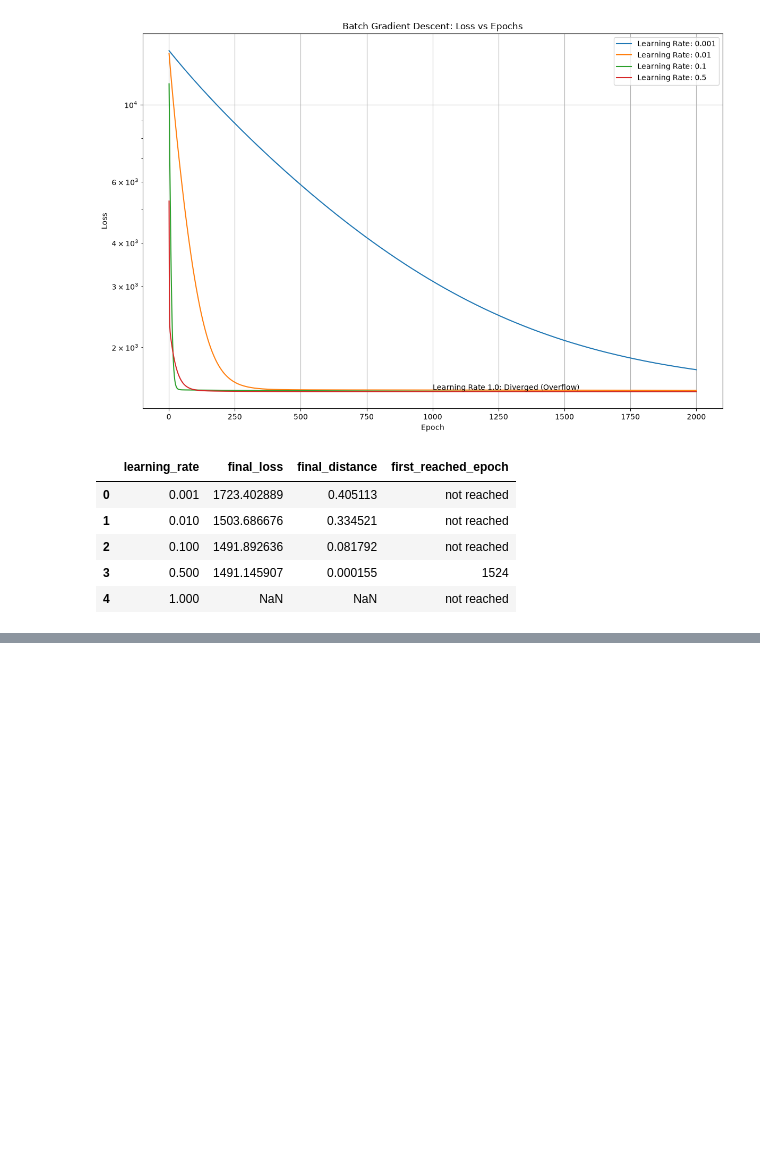
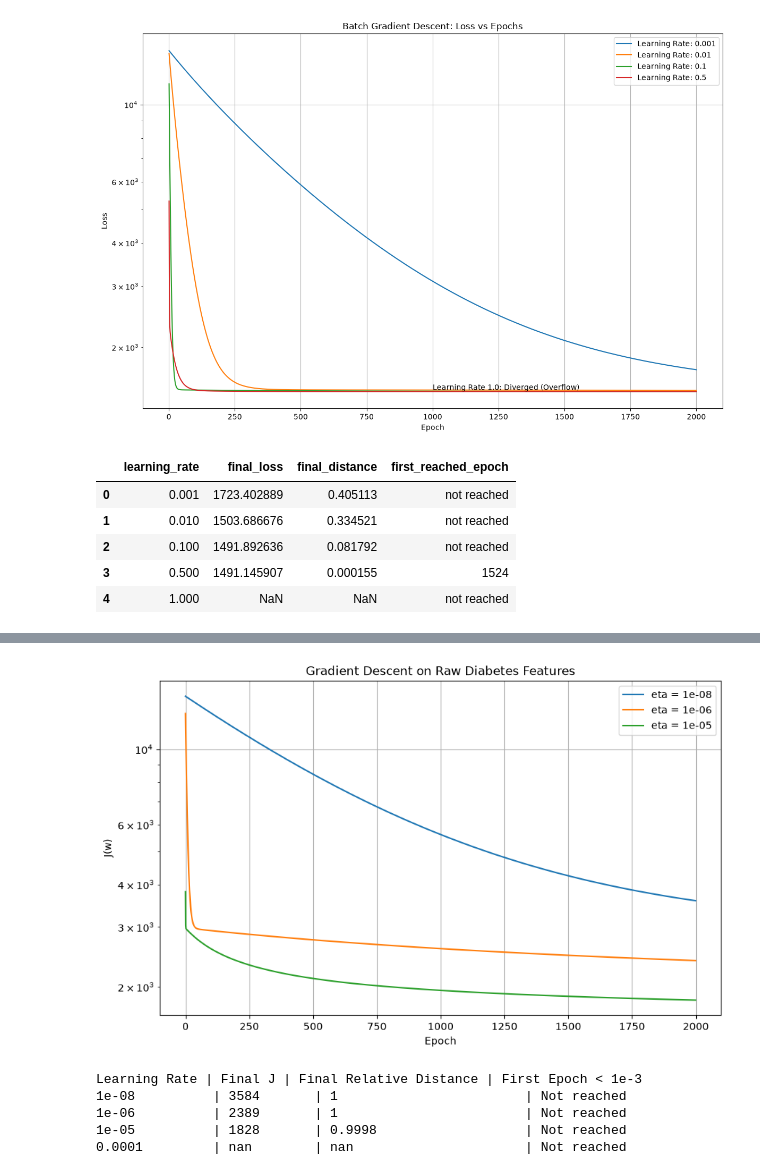
Before and after one commit to RodinaMohamed04/linear-models-and-svm, a Jupyter notebook: lab2.ipynb, the cells around one changed output, grey strips where cells are left out. Drawn from its saved outputs; the diff is of its cells as text; code cells hidden in the pictures; blank space fills up the shorter version.

Commit message:
Task 7:feature Scaling

```diff
--- a/lab2.ipynb
+++ b/lab2.ipynb
@@ -736,0 +823,72 @@ Diverges final distance: 7.581863342446082e+81
+# %%
+
+# Task 7: Gradient Descent on raw features
+
+#calculate the optimal weights using raw features
+w_star_raw = np.linalg.solve(
+    X_train_raw_bias.T @ X_train_raw_bias,
+    X_train_raw_bias.T @ y_train_raw
+)
+
+#learning rates required in task7
+learning_rates = [1e-8, 1e-6, 1e-5, 1e-4]
+
+raw_results = {}
+
+#run gradient descent for each learning rate
+for eta in learning_rates:
+    w, losses, distances = batch_gradient_descent(
+        X_train_raw_bias,
+        y_train_raw,
+        w_star_raw,
+        learning_rate=eta,
+        epochs=2000
+    )
+
+    raw_results[eta] = {
+        "weights": w,
+        "losses": losses,
+        "distances": distances
+    }
+
+#plot loss against epoch for stable learning rates only
+plt.figure(figsize=(10, 6))
+
+for eta in [1e-8, 1e-6, 1e-5]:
+    plt.plot(
+        raw_results[eta]["losses"],
+        label=f"eta = {eta}"
+    )
+
+plt.yscale("log")
+plt.xlabel("Epoch")
+plt.ylabel("J(w)")
+plt.title("Gradient Descent on Raw Diabetes Features")
+plt.legend()
+plt.grid(True)
+plt.show()
+
+#print results table
+print("Learning Rate | Final J | Final Relative Distance | First Epoch < 1e-3")
+
+for eta in learning_rates:
+    losses = raw_results[eta]["losses"]
+    distances = raw_results[eta]["distances"]
+
+    reached = np.where(distances < 1e-3)[0]
+
+    first_epoch = reached[0] + 1 if len(reached) > 0 else "Not reached"
+
+    print(
+        f"{eta:<14} | "
+        f"{losses[-1]:<10.4g} | "
+        f"{distances[-1]:<24.4g} | "
+        f"{first_epoch}"
+    )
+# %% [output]
+[figure, added]
+Learning Rate | Final J | Final Relative Distance | First Epoch < 1e-3
+1e-08          | 3584       | 1                        | Not reached
+1e-06          | 2389       | 1                        | Not reached
+1e-05          | 1828       | 0.9998                   | Not reached
+0.0001         | nan        | nan                      | Not reached
```
Also changed, not shown: parts of 6 cells of this notebook.
